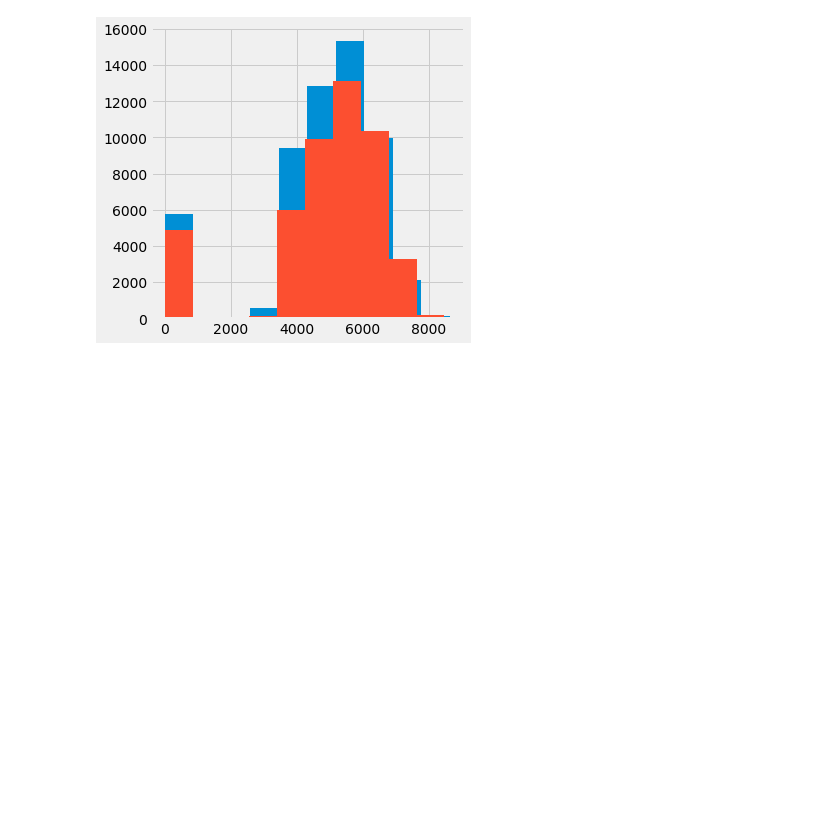
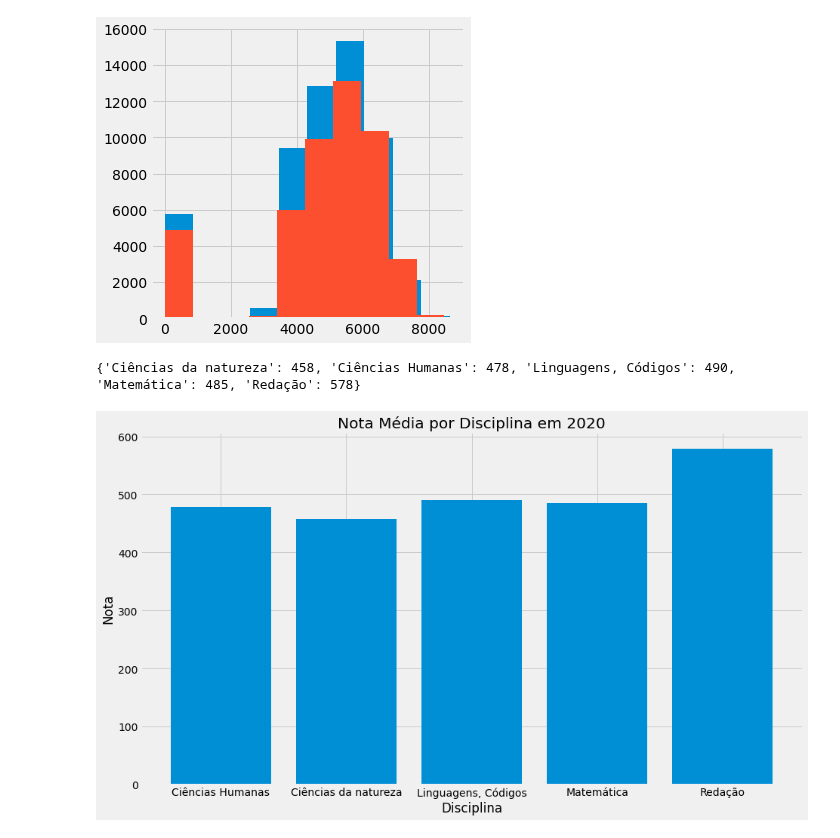
Before and after one commit to kingofrats04/Projeto_IA_DadosEnem, a Jupyter notebook: Graficos_IA.ipynb, the cells around one changed output. Drawn from its saved outputs; the diff is of its cells as text; code cells hidden in the pictures; blank space fills up the shorter version.

```diff
--- a/Graficos_IA.ipynb
+++ b/Graficos_IA.ipynb
@@ -1059,3 +1006,33 @@ print(planilha2021.NU_NOTA_CH.hist())
 AxesSubplot(0.08,0.07;0.87x0.81)
 AxesSubplot(0.08,0.07;0.87x0.81)
 [figure]
+# %%
+# Media das notas em 2020
+media_CN20 = np.mean(planilha2020['NU_NOTA_CN']/10) #colocando as notas 1 casa decimal a esquerda
+media_CN20 = int(media_CN20) #convertendo para inteiro
+media_CH20 = np.mean(planilha2020['NU_NOTA_CH']/10)
+media_CH20 = int(media_CH20)
+media_LC20 = np.mean(planilha2020['NU_NOTA_LC']/10)
+media_LC20 = int(media_LC20)
+media_MT20 = np.mean(planilha2020['NU_NOTA_MT']/10)
+media_MT20 = int(media_MT20)
+media_REDACAO20 = np.mean(planilha2020['NU_NOTA_REDACAO'])
+media_REDACAO20 = int(media_REDACAO20)
+notas_medias20={'Ciências da natureza':media_CN20,
+              'Ciências Humanas':media_CH20,
+              'Linguagens, Códigos': media_LC20,
+              'Matemática':media_MT20,
+              'Redação':media_REDACAO20}
+lists = sorted(notas_medias20.items())
+print(notas_medias20) #print valor das notas
+x1, y1 = zip(*lists)
+plt.figure(figsize=(14,8))
+
+plt.bar(x1, y1)
+plt.title('Nota Média por Disciplina em 2020')
+plt.xlabel('Disciplina')
+plt.ylabel('Nota')
+plt.show()
+# %% [output]
+{'Ciências da natureza': 458, 'Ciências Humanas': 478, 'Linguagens, Códigos': 490, 'Matemática': 485, 'Redação': 578}
+[figure, added]
```
Also changed, not shown: parts of 13 cells of this notebook.
